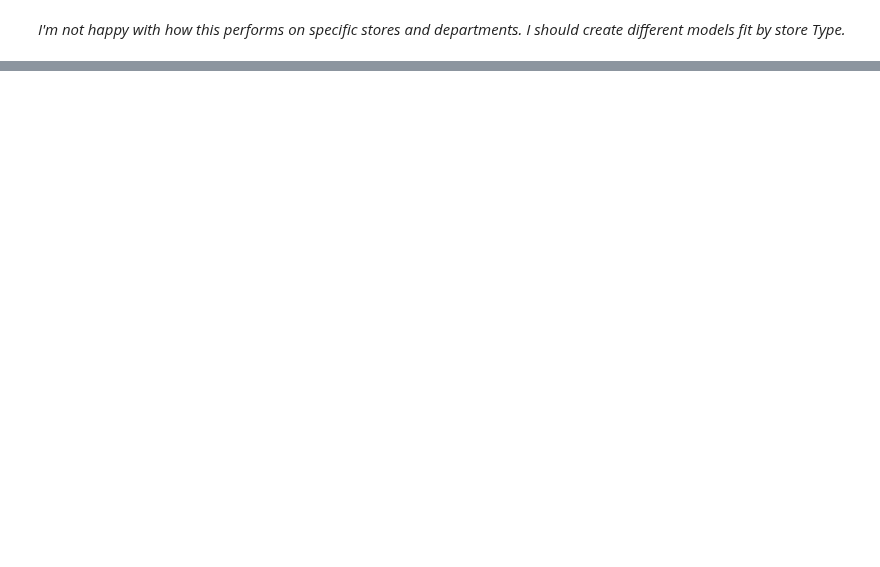
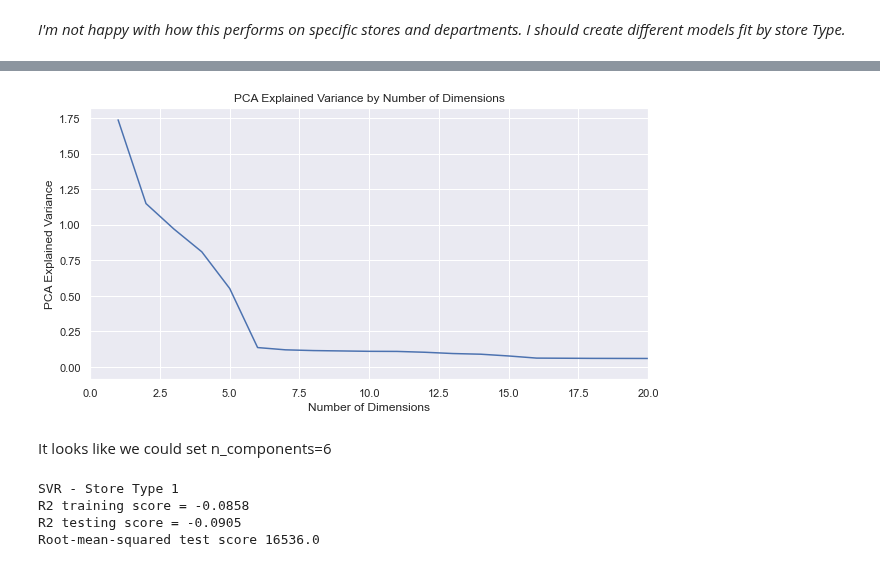
Before and after one commit to Dylan-C-Neal/capstone1-retail_forecasting, a Jupyter notebook: notebooks/C1S4-Modeling.ipynb, the cells around one changed output, grey strips where cells are left out. Drawn from its saved outputs; the diff is of its cells as text; code cells hidden in the pictures; blank space fills up the shorter version.

```diff
--- a/notebooks/C1S4-Modeling.ipynb
+++ b/notebooks/C1S4-Modeling.ipynb
@@ -470,0 +494,14 @@ Root-mean-squared test score 11690.0
+# %%
+sns.set()
+_ = plt.figure(figsize=(10,5))
+_ = plt.plot(np.arange(pca.explained_variance_.shape[0])+1, pca.explained_variance_)
+_ = plt.title('PCA Explained Variance by Number of Dimensions')
+_ = plt.xlabel('Number of Dimensions')
+_ = plt.ylabel('PCA Explained Variance')
+_ = plt.xlim(0, 20)
+_ = plt.show()
+_ = plt.close()
+# %% [output]
+[figure, added]
+# %% [markdown]
+It looks like we could set n_components=6
@@ -470,0 +514,14 @@ Root-mean-squared test score 11690.0
+# %%
+# Let's try SVR
+pcaSVR1 = LinearSVR()
+pcaSVR1.fit(pcaX_train1, np.ravel(y_train1))
+y_pred1 = pcaSVR1.predict(pcaX_test1)
+print('SVR - Store Type 1')
+print('R2 training score = ' + str(round(pcaSVR1.score(pcaX_train1, y_train1), 4)))
+print('R2 testing score = ' + str(round(r2_score(y_test1, y_pred1), 4)))
+print('Root-mean-squared test score ' + str(round(mean_squared_error(y_test1, y_pred1, squared=False))))
+# %% [output]
+SVR - Store Type 1
+R2 training score = -0.0858
+R2 testing score = -0.0905
+Root-mean-squared test score 16536.0
```
Also changed, not shown: parts of 37 cells of this notebook.
